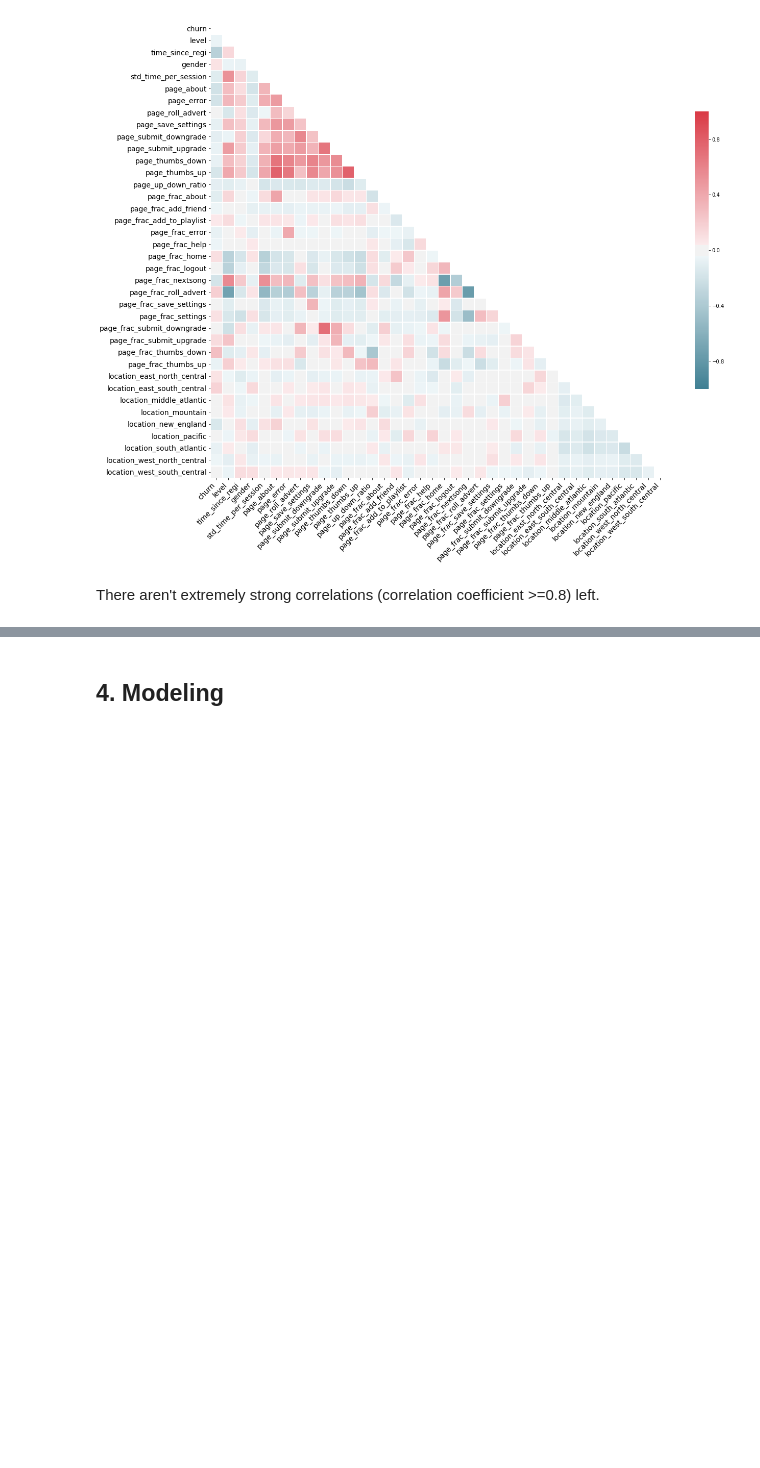
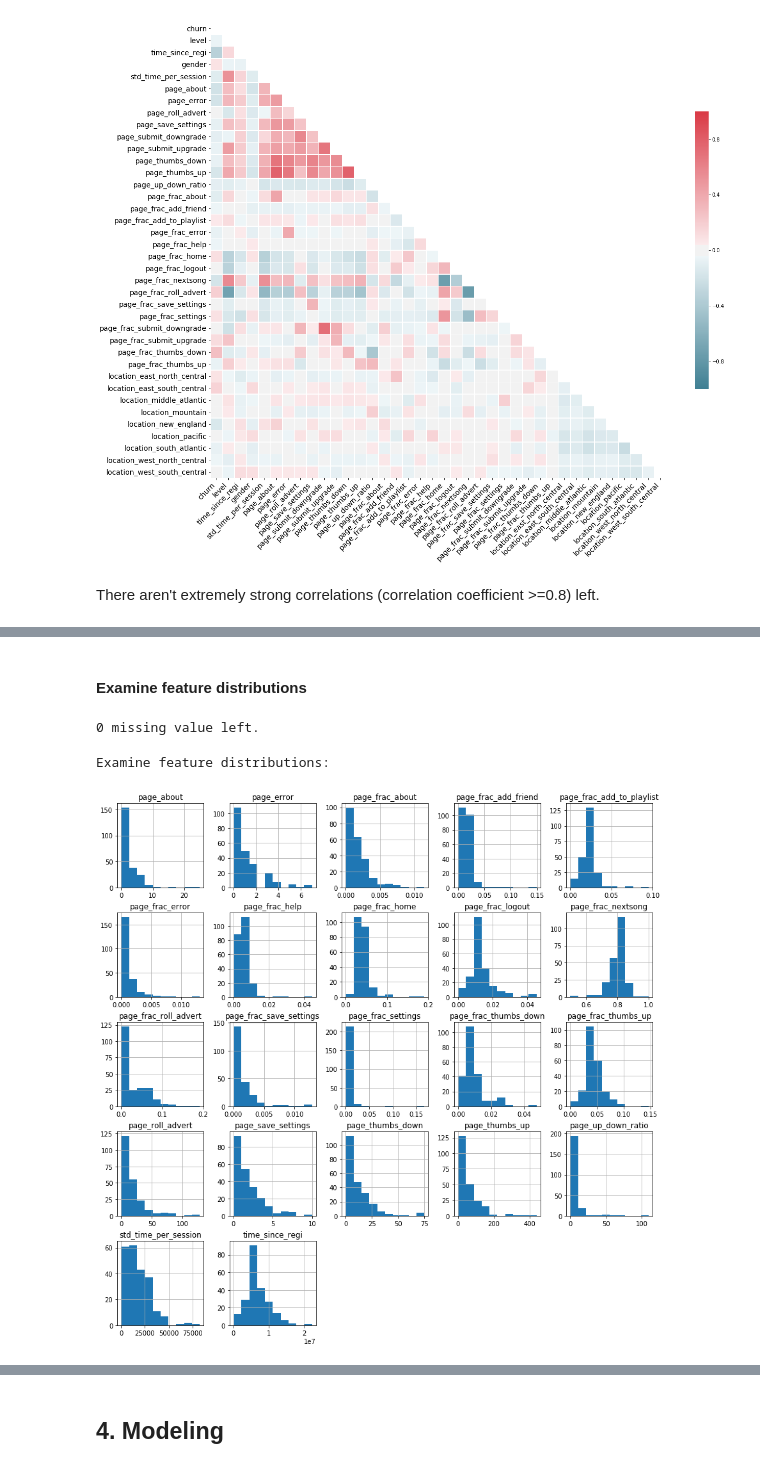
Before and after one commit to angang-li/sparkify, a Jupyter notebook: Sparkify.ipynb, the cells around one changed output, grey strips where cells are left out. Saved outputs shown, nothing was run; the diff lists cells and outputs as text; code cells hidden in the pictures; blank space fills up the shorter version.

```diff
--- a/Sparkify.ipynb
+++ b/Sparkify.ipynb
@@ -1305,0 +1310,40 @@ There aren't extremely strong correlations (correlation coefficient >=0.8) left.
+# %% [markdown]
+#### Examine feature distributions
+# %%
+# Reset dataset
+dataset = churn.join(levels, ['userId'])\
+    .join(time_gender, ['userId'])\
+    .join(engagement, ['userId'])\
+    .join(per_artist, ['userId'])\
+    .join(per_session, ['userId'])\
+    .join(agents, ['userId'])\
+    .join(pages, ['userId'])\
+    .join(locations, ['userId'])
+# %%
+# Drop the highly correlated features
+dataset = dataset.select(cols_to_keep)
+# %%
+# Convert to pandas
+dataset_pd = dataset.toPandas()
+# %%
+# Confirm missing values
+missing_value_count = dataset_pd.isnull().sum().sum()
+print(f"{missing_value_count} missing value left.")
+# %% [output]
+0 missing value left.
+# %%
+# Examine feature distributions (excluding binary features and submit page events)
+print("Examine feature distributions:")
+col_names = [coln for coln in dataset_pd.columns if
+             ('churn' not in coln) and
+             ('level' not in coln) and
+             ('userId' not in coln) and
+             ('gender' not in coln) and
+             ('user_agent_' not in coln) and
+             ('location_' not in coln) and
+             ('_submit_' not in coln)
+            ]
+dataset_pd[col_names].hist(figsize=(15,15));
+# %% [output]
+Examine feature distributions:
+[figure, added]
```
Also changed, not shown: parts of 5 cells of this notebook.
